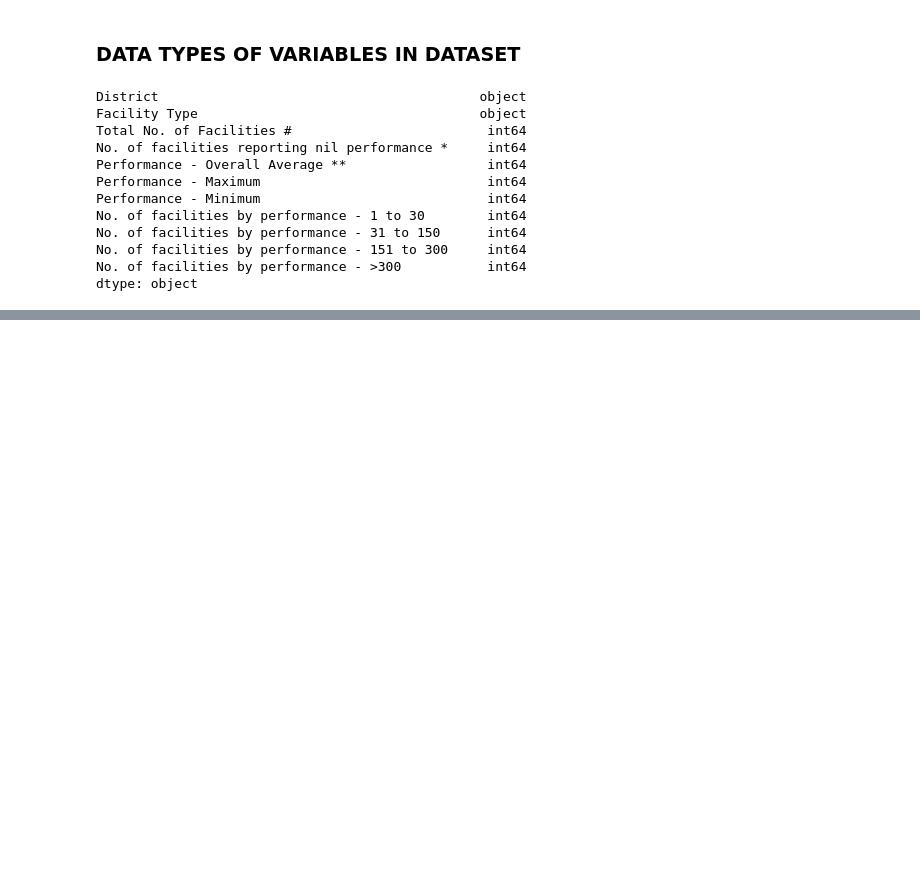
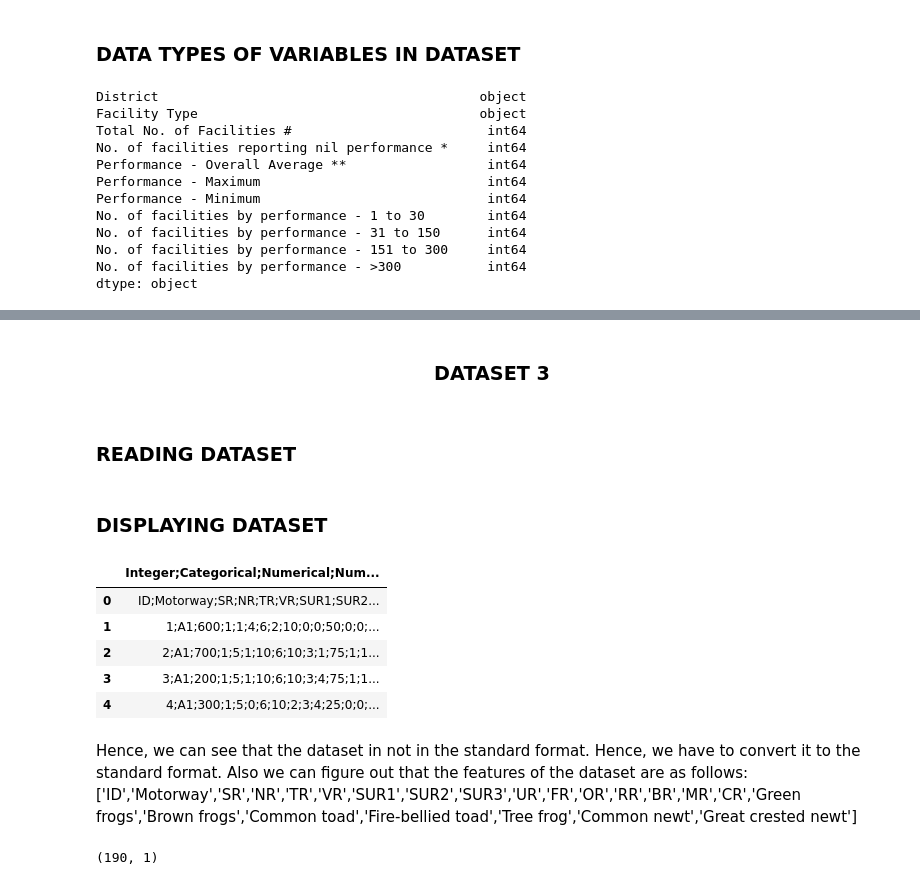
Before and after one commit to TheShiningVampire/DS203_Programming_Assignments, a Jupyter notebook: Assignment_1/18D070067.ipynb, the cells around one changed output, grey strips where cells are left out. Cells and saved outputs as stored; diff of their text form; code cells hidden in the pictures; blank space fills up the shorter version.

```diff
--- a/Assignment_1/18D070067.ipynb
+++ b/Assignment_1/18D070067.ipynb
@@ -84,0 +130,24 @@ dtype: object
+# %% [markdown]
+<center><H3><b>DATASET 3</b></H3></center>
+# %% [markdown]
+### READING DATASET
+# %%
+dataset_3 = pd.read_csv('dataset.csv')
+# %% [markdown]
+### DISPLAYING DATASET
+# %%
+dataset_3.head()
+# %% [output]
+|  | Integer;Categorical;Numerical;Num... |
+| 0 | ID;Motorway;SR;NR;TR;VR;SUR1;SUR2... |
+| 1 | 1;A1;600;1;1;4;6;2;10;0;0;50;0;0;... |
+| 2 | 2;A1;700;1;5;1;10;6;10;3;1;75;1;1... |
+| 3 | 3;A1;200;1;5;1;10;6;10;3;4;75;1;1... |
+| 4 | 4;A1;300;1;5;0;6;10;2;3;4;25;0;0;... |
+# %% [markdown]
+Hence, we can see that the dataset in not in the standard format. Hence, we have to convert it to the standard format. Also we can figure out that the features of the dataset are as follows:
+['ID','Motorway','SR','NR','TR','VR','SUR1','SUR2','SUR3','UR','FR','OR','RR','BR','MR','CR','Green frogs','Brown frogs','Common toad','Fire-bellied toad','Tree frog','Common newt','Great crested newt']
+# %%
+dataset_3.shape
+# %% [output]
+(190, 1)
```
Also changed, not shown: parts of 18 cells of this notebook, 3 other files.
